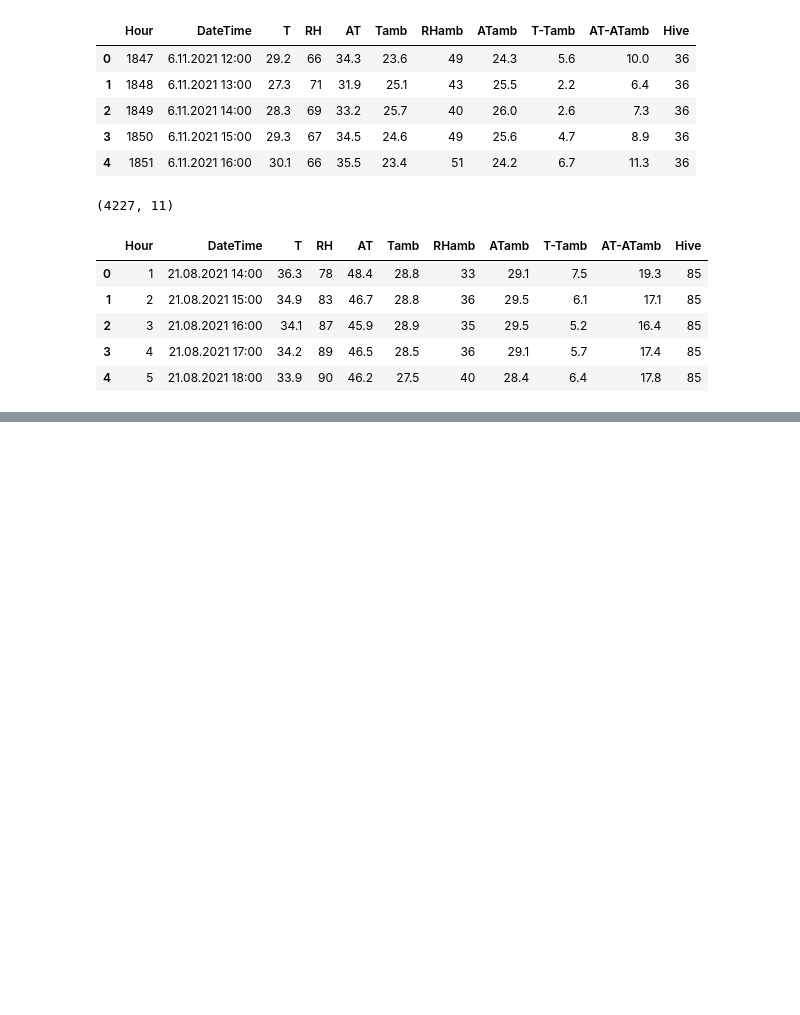
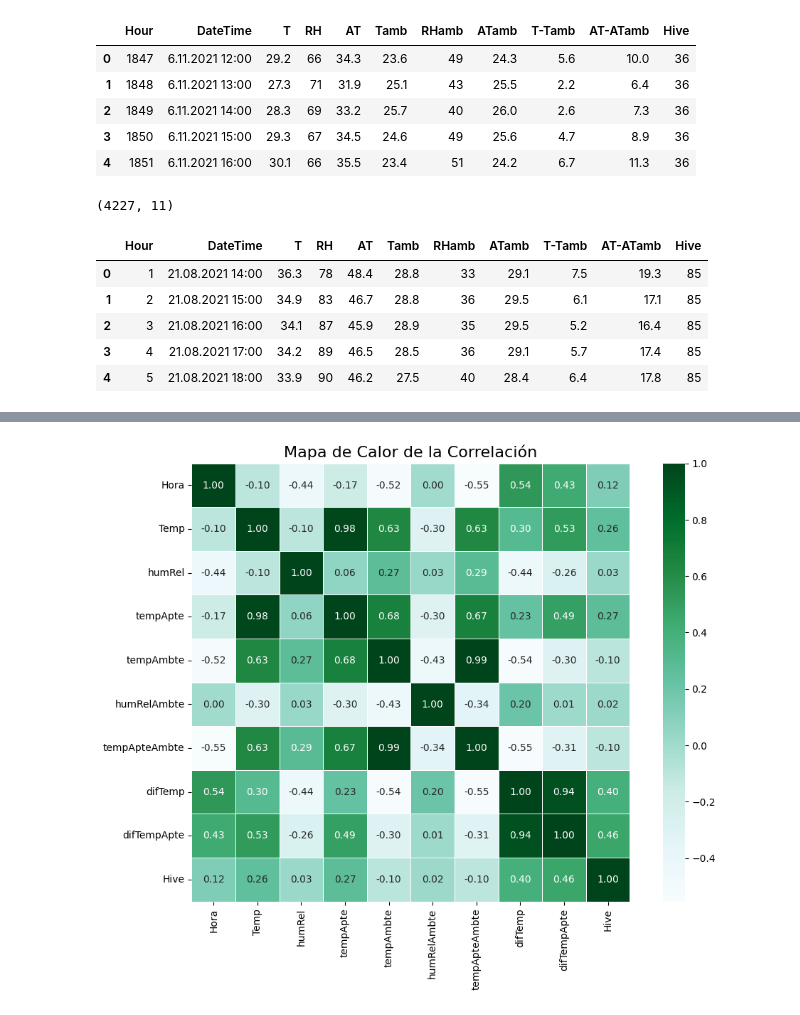
Before and after one commit to Samave02/HoneyTic-, a Jupyter notebook: Beehives/beehives.ipynb, the cells around one changed output, grey strips where cells are left out. Cells and saved outputs as stored; diff of their text form; code cells hidden in the pictures; blank space fills up the shorter version.

```diff
--- a/Beehives/beehives.ipynb
+++ b/Beehives/beehives.ipynb
@@ -26,7 +28,6 @@ La descripción de las columnas se enumera a continuación.
 # %%
 import pandas as pd
 
-df_hive17 = pd.read_csv('Hive17.csv',sep=';')
-df_hive36 = pd.read_csv('Hive36.csv',sep=';')
-df_hive85 = pd.read_csv('Hive85.csv',sep=';')
-df_hive17.columns
+df_hive17 = pd.read_csv('https://raw.githubusercontent.com/Samave02/HoneyTic-/main/Beehives/Hive17.csv', sep=';')
+df_hive36 = pd.read_csv('https://raw.githubusercontent.com/Samave02/HoneyTic-/main/Beehives/Hive36.csv', sep=';')
+df_hive85 = pd.read_csv('https://raw.githubusercontent.com/Samave02/HoneyTic-/main/Beehives/Hive85.csv', sep=';')
@@ -106,0 +248,17 @@ Name: Hive, dtype: int64
+# %%
+# Configurar el tamaño de la figura
+plt.figure(figsize=(12, 8))
+
+df_hive_numeric = df_hive.select_dtypes(include=[float, int])
+df_hive_corr = df_hive_numeric.corr(method='pearson')
+
+# Crear el mapa de calor
+ax = sns.heatmap(df_hive_corr, annot=True, cmap='BuGn', fmt='.2f', linewidths=0.5, square=True)
+
+# Ajustar el título del gráfico
+plt.title('Mapa de Calor de la Correlación', fontsize=16)
+
+# Mostrar el gráfico
+plt.show()
+# %% [output]
+[figure, added]
```
Also changed, not shown: parts of 22 cells of this notebook.
